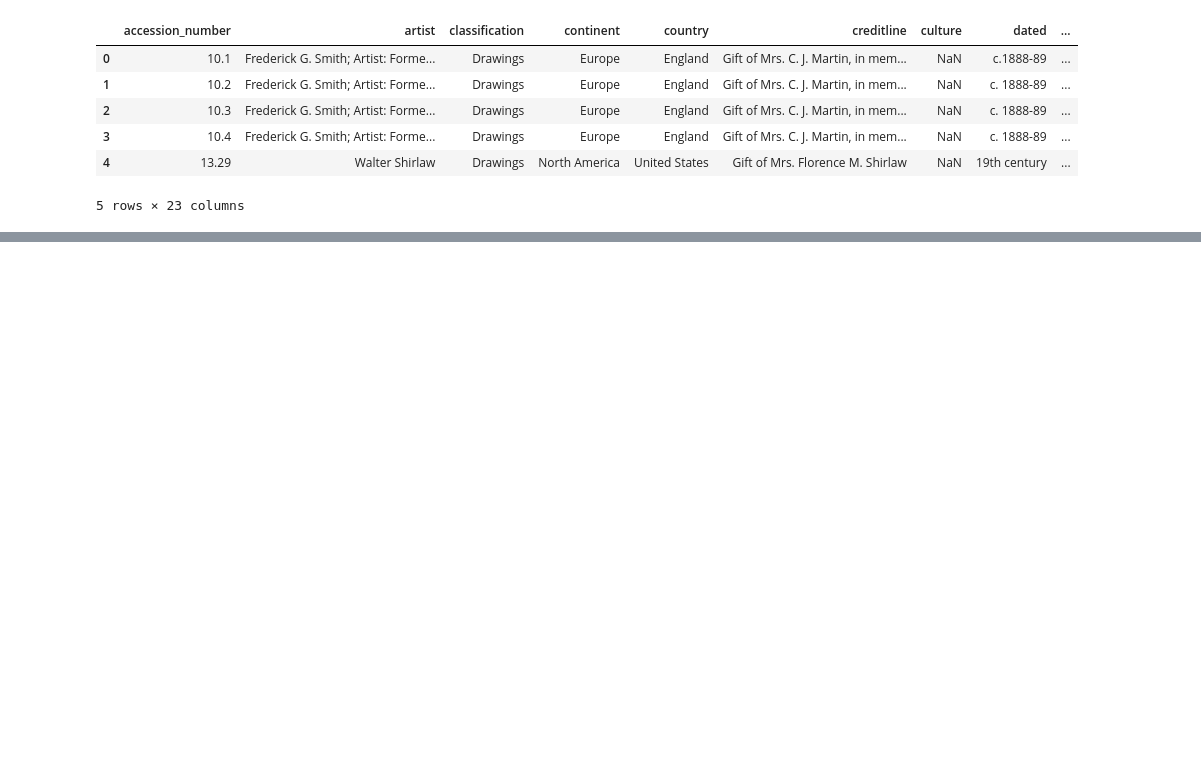
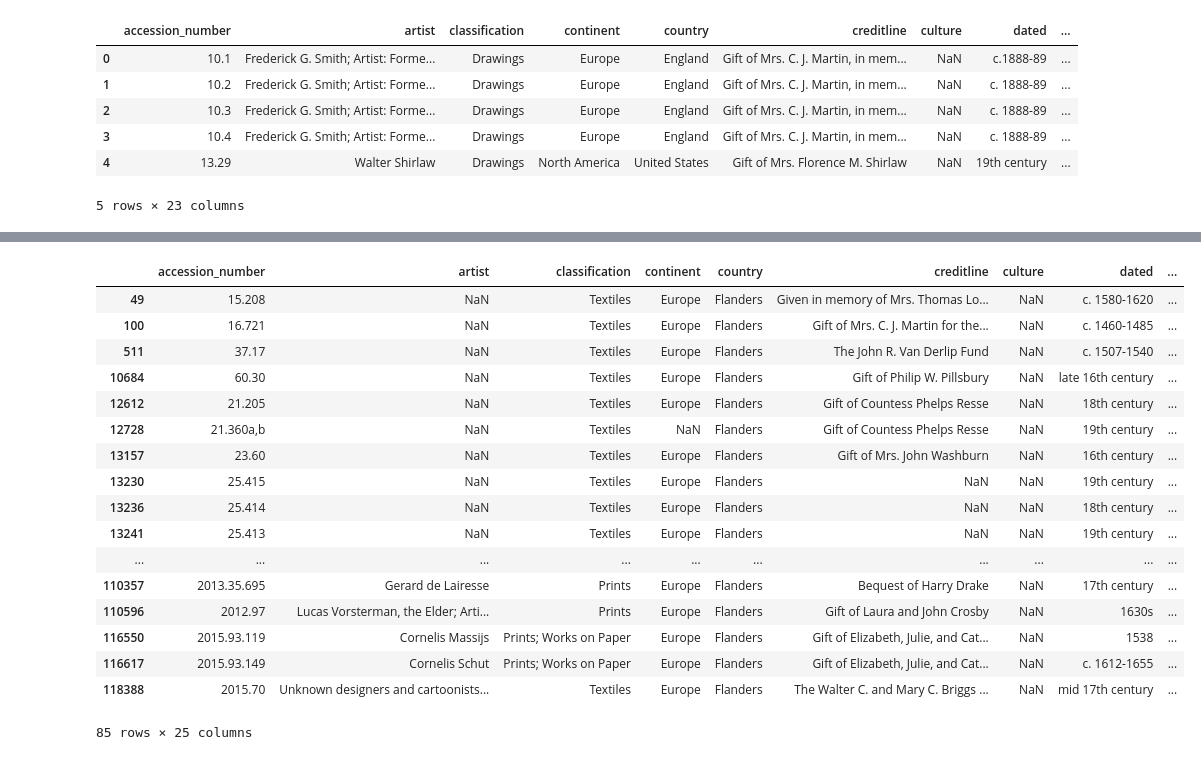
Before and after one commit to jackrapp/collection_map, a Jupyter notebook: country_name_cleaning.ipynb, the cells around one changed output, grey strips where cells are left out. Cells and saved outputs as stored; diff of their text form; code cells hidden in the pictures; blank space fills up the shorter version.

Commit message:
updating country names for python

```diff
--- a/country_name_cleaning.ipynb
+++ b/country_name_cleaning.ipynb
@@ -15,6 +15,3 @@ data.head()
 | 3 | 10.4 | Frederick G. Smith; Artist: Forme... | Drawings | Europe | England | Gift of Mrs. C. J. Martin, in mem... | NaN | c. 1888-89 | ... |
 | 4 | 13.29 | Walter Shirlaw | Drawings | North America | United States | Gift of Mrs. Florence M. Shirlaw | NaN | 19th century | ... |
 5 rows × 23 columns
-# %%
-# Pull in only objects owned by Mia
-df = data[data['loan']!='L'].copy()
@@ -20,0 +29,5 @@ df = data[data['loan']!='L'].copy()
+# %%
+# add column for cleaned country data
+    # strip any trailing commas and standardize punctuation in the process
+df['country_cleaned'] = df['country'].str.rstrip('')
+df['country_cleaned'] = df['country_cleaned'].str.title()
@@ -20,0 +100,28 @@ df = data[data['loan']!='L'].copy()
+# %%
+# Replaced country values for countries N
+df.replace({'country_cleaned' : 'The Netherlands'},'Netherlands', inplace=True)
+# %%
+df.replace({'tableau_country' : ['The Netherlands', 'Nehterlands','Netherlands/Flanders'
+                                ]}, 'Netherlands', inplace=True)
+# %%
+test = df[df['country'] == 'Flanders']
+test
+# %% [output]
+|  | accession_number | artist | classification | continent | country | creditline | culture | dated | ... |
+| 49 | 15.208 | NaN | Textiles | Europe | Flanders | Given in memory of Mrs. Thomas Lo... | NaN | c. 1580-1620 | ... |
+| 100 | 16.721 | NaN | Textiles | Europe | Flanders | Gift of Mrs. C. J. Martin for the... | NaN | c. 1460-1485 | ... |
+| 511 | 37.17 | NaN | Textiles | Europe | Flanders | The John R. Van Derlip Fund | NaN | c. 1507-1540 | ... |
+| 10684 | 60.30 | NaN | Textiles | Europe | Flanders | Gift of Philip W. Pillsbury | NaN | late 16th century | ... |
+| 12612 | 21.205 | NaN | Textiles | Europe | Flanders | Gift of Countess Phelps Resse | NaN | 18th century | ... |
+| 12728 | 21.360a,b | NaN | Textiles | NaN | Flanders | Gift of Countess Phelps Resse | NaN | 19th century | ... |
+| 13157 | 23.60 | NaN | Textiles | Europe | Flanders | Gift of Mrs. John Washburn | NaN | 16th century | ... |
+| 13230 | 25.415 | NaN | Textiles | Europe | Flanders | NaN | NaN | 19th century | ... |
+| 13236 | 25.414 | NaN | Textiles | Europe | Flanders | NaN | NaN | 18th century | ... |
+| 13241 | 25.413 | NaN | Textiles | Europe | Flanders | NaN | NaN | 19th century | ... |
+| ... | ... | ... | ... | ... | ... | ... | ... | ... | ... |
+| 110357 | 2013.35.695 | Gerard de Lairesse | Prints | Europe | Flanders | Bequest of Harry Drake | NaN | 17th century | ... |
+| 110596 | 2012.97 | Lucas Vorsterman, the Elder; Arti... | Prints | Europe | Flanders | Gift of Laura and John Crosby | NaN | 1630s | ... |
+| 116550 | 2015.93.119 | Cornelis Massijs | Prints; Works on Paper | Europe | Flanders | Gift of Elizabeth, Julie, and Cat... | NaN | 1538 | ... |
+| 116617 | 2015.93.149 | Cornelis Schut | Prints; Works on Paper | Europe | Flanders | Gift of Elizabeth, Julie, and Cat... | NaN | c. 1612-1655 | ... |
+| 118388 | 2015.70 | Unknown designers and cartoonists... | Textiles | Europe | Flanders | The Walter C. and Mary C. Briggs ... | NaN | mid 17th century | ... |
+85 rows × 25 columns
```
Also changed, not shown: parts of 14 cells of this notebook, 1 other file.
